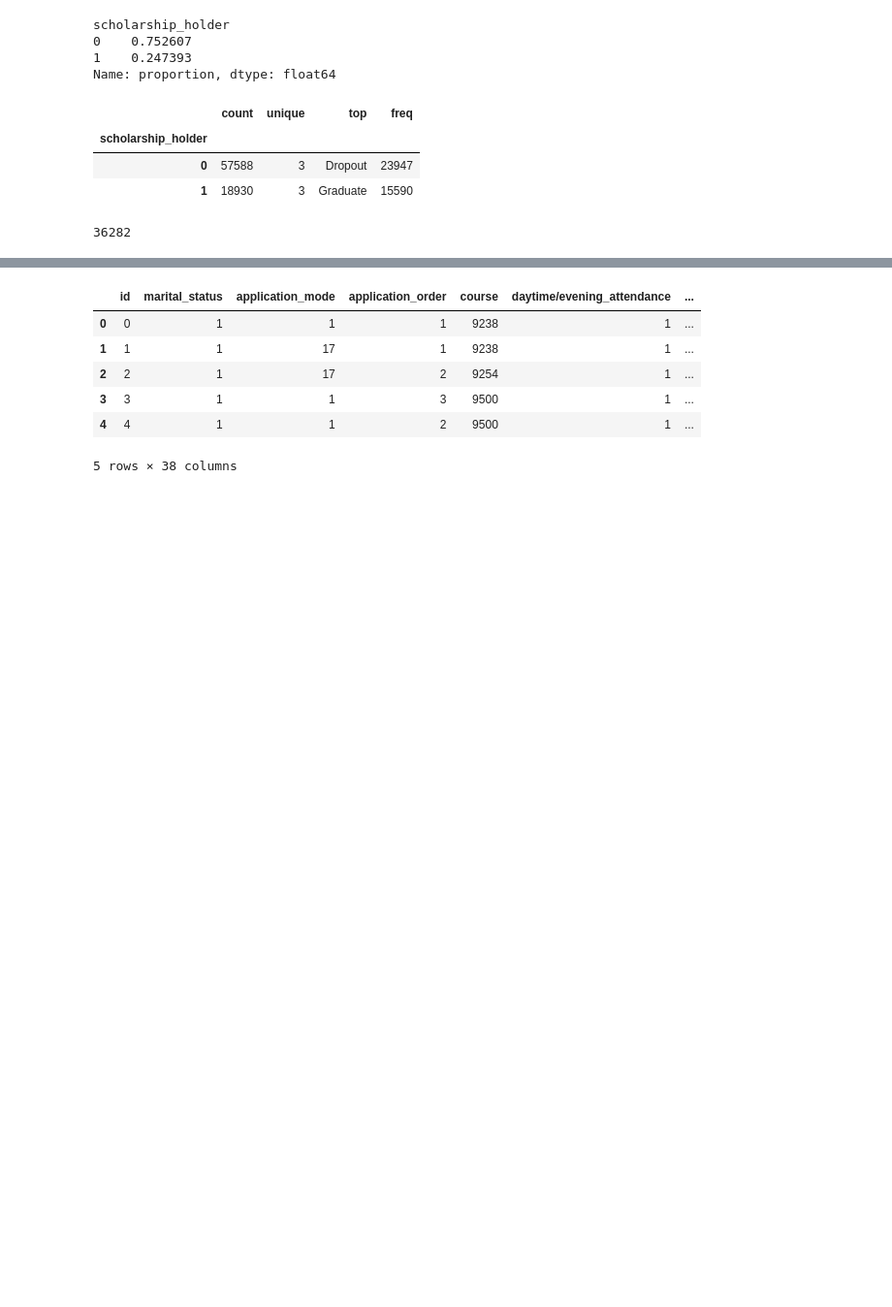
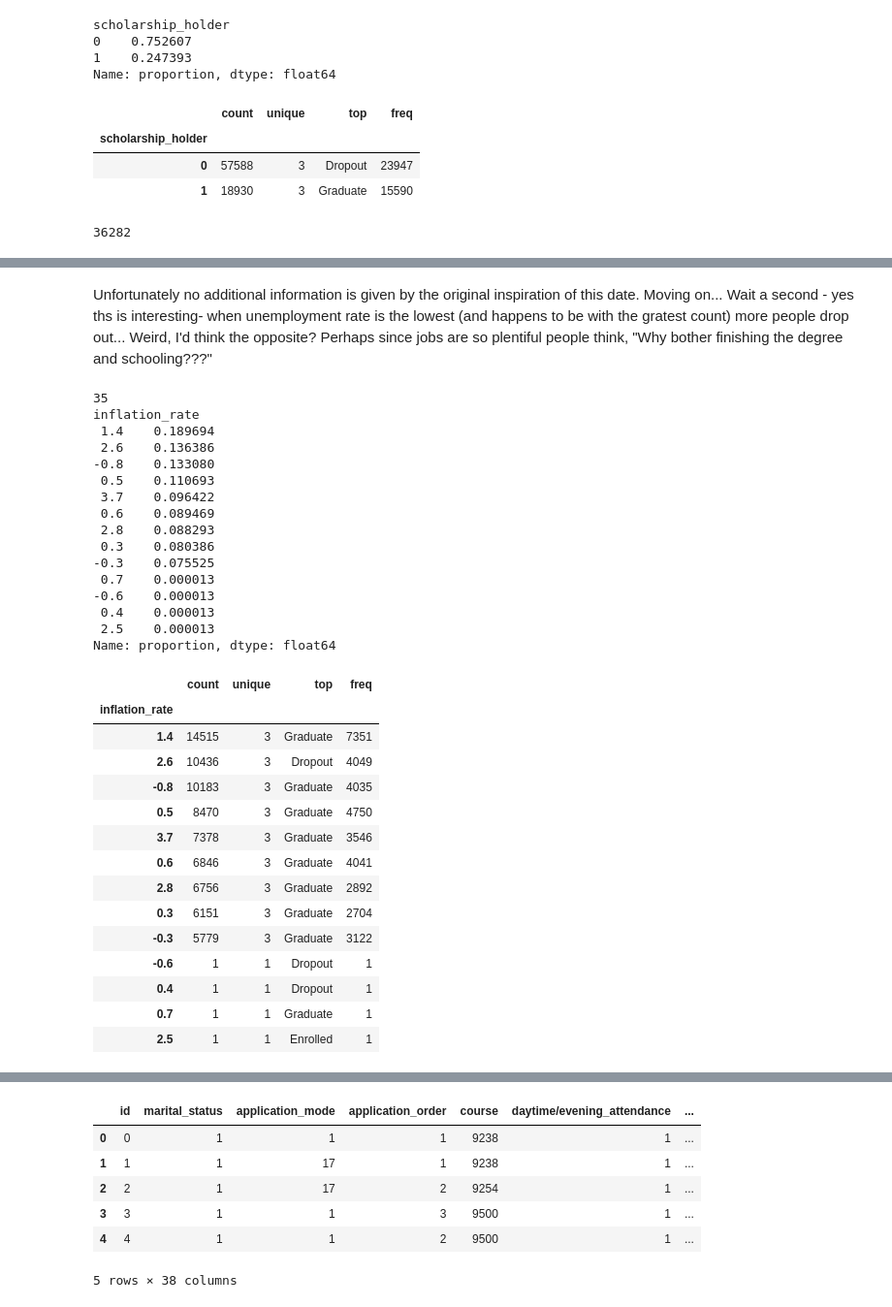
Before and after one commit to bwolff26/academic_success, a Jupyter notebook: code/ceda_i.ipynb, the cells around one changed output, grey strips where cells are left out. Shown: that part at 97% size. Drawn from its saved outputs; the diff is of its cells as text; code cells hidden in the pictures; blank space fills up the shorter version.

```diff
--- a/code/ceda_i.ipynb
+++ b/code/ceda_i.ipynb
@@ -570,0 +1016,40 @@ df.groupby(df.columns[i])['target'].describe().loc[grouped.index][:6]
+# %% [markdown]
+Unfortunately no additional information is given by the original inspiration of this date. Moving on... Wait a second - yes ths is interesting- when unemployment rate is the lowest (and happens to be with the gratest count) more people drop out... Weird, I'd think the opposite? Perhaps since jobs are so plentiful people think, "Why bother finishing the degree and schooling???"
+# %%
+i = 35
+print(i)
+print(df[df.columns[i]].value_counts(normalize=True))
+grouped = df.groupby(df.columns[i]).size().sort_values(ascending=False)
+df.groupby(df.columns[i])['target'].describe().loc[grouped.index]
+# %% [output]
+35
+inflation_rate
+ 1.4    0.189694
+ 2.6    0.136386
+-0.8    0.133080
+ 0.5    0.110693
+ 3.7    0.096422
+ 0.6    0.089469
+ 2.8    0.088293
+ 0.3    0.080386
+-0.3    0.075525
+ 0.7    0.000013
+-0.6    0.000013
+ 0.4    0.000013
+ 2.5    0.000013
+Name: proportion, dtype: float64
+|  | count | unique | top | freq |
+| inflation_rate |  |  |  |  |
+| 1.4 | 14515 | 3 | Graduate | 7351 |
+| 2.6 | 10436 | 3 | Dropout | 4049 |
+| -0.8 | 10183 | 3 | Graduate | 4035 |
+| 0.5 | 8470 | 3 | Graduate | 4750 |
+| 3.7 | 7378 | 3 | Graduate | 3546 |
+| 0.6 | 6846 | 3 | Graduate | 4041 |
+| 2.8 | 6756 | 3 | Graduate | 2892 |
+| 0.3 | 6151 | 3 | Graduate | 2704 |
+| -0.3 | 5779 | 3 | Graduate | 3122 |
+| -0.6 | 1 | 1 | Dropout | 1 |
+| 0.4 | 1 | 1 | Dropout | 1 |
+| 0.7 | 1 | 1 | Graduate | 1 |
+| 2.5 | 1 | 1 | Enrolled | 1 |
```
Also changed, not shown: parts of 35 cells of this notebook, 1 other file.
